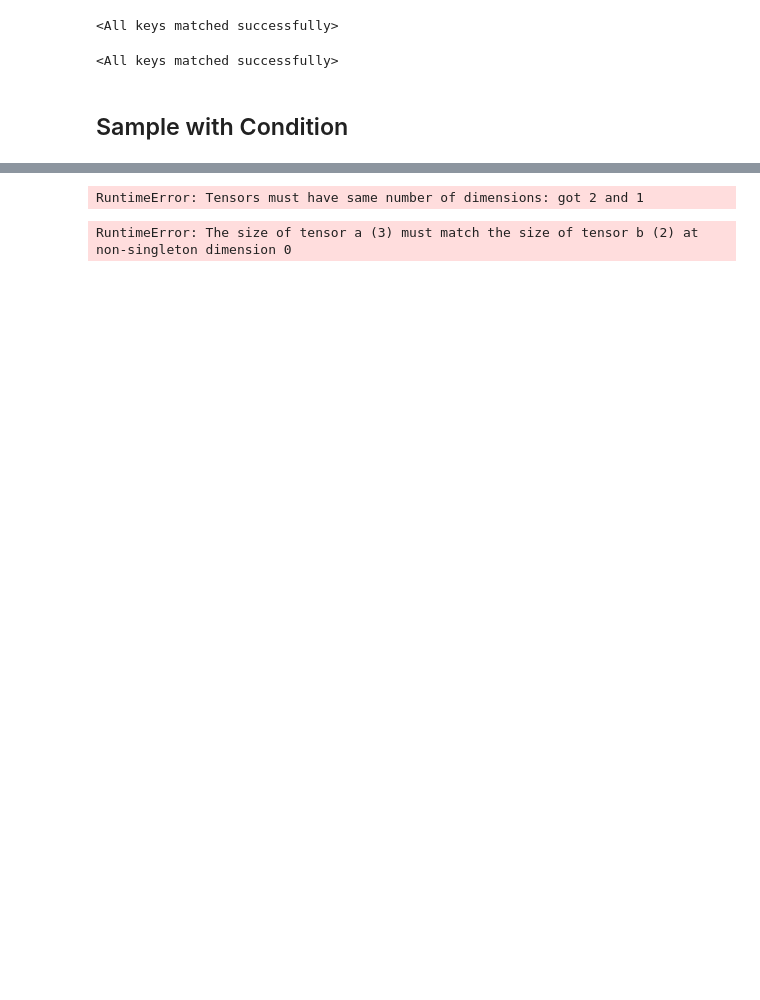
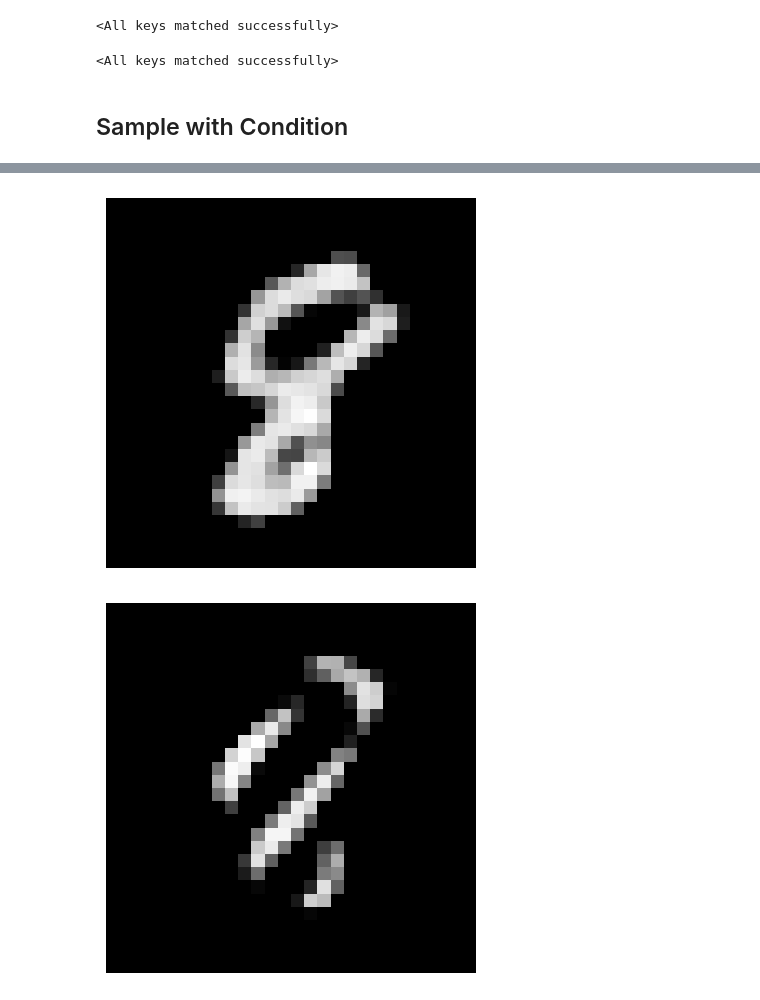
Before and after one commit to lukevoss/GNN, a Jupyter notebook: Project/text_to_image_inference.ipynb, the cells around one changed output, grey strips where cells are left out. Cells and saved outputs as stored; diff of their text form; code cells hidden in the pictures; blank space fills up the shorter version.

Commit message:
cinn for text to image works

```diff
--- a/Project/text_to_image_inference.ipynb
+++ b/Project/text_to_image_inference.ipynb
@@ -76,12 +70,3 @@ condition_0.dim()
-# %%
-if condition_0.dim() == 1:  # Check if cond has only one dimension
-    condition_0 = condition_0.unsqueeze(0)  # Add a new dimension at index 0 to match batch size
 # %%
 cinn.eval()
-samples = cinn.sample(1, condition_0)
+samples = cinn.sample(2, condition_0)
-# %% [output]
-RuntimeError: Tensors must have same number of dimensions: got 2 and 1
-# %%
-torch.ones(3)*torch.ones(2)
-# %% [output]
-RuntimeError: The size of tensor a (3) must match the size of tensor b (2) at non-singleton dimension 0
@@ -89,0 +73,25 @@ cond=cond*torch.ones(num_samples)
+# %%
+images = [autoencoder.decoder(sample) for sample in samples]
+# %%
+import matplotlib.pyplot as plt
+def display_image(tensor):
+    """
+    Display an image from a 4D PyTorch tensor.
+
+    Parameters:
+    - tensor: a PyTorch tensor of shape (1, 1, 28, 28)
+    """
+    if tensor.ndim == 4 and tensor.shape[1] == 1:
+        # Remove the first two dimensions (batch size and channels) for display
+        image = tensor.squeeze().detach()  # This should result in a 2D tensor for grayscale images
+        plt.imshow(image, cmap='gray')
+        plt.axis('off')  # Hide the axes
+        plt.show()
+    else:
+        print("The input tensor does not have the correct shape.")
+# %%
+for image in images:
+    display_image(image)
+# %% [output]
+[figure, added]
+[figure, added]
```
Also changed, not shown: parts of 4 cells of this notebook, 1 other file.
